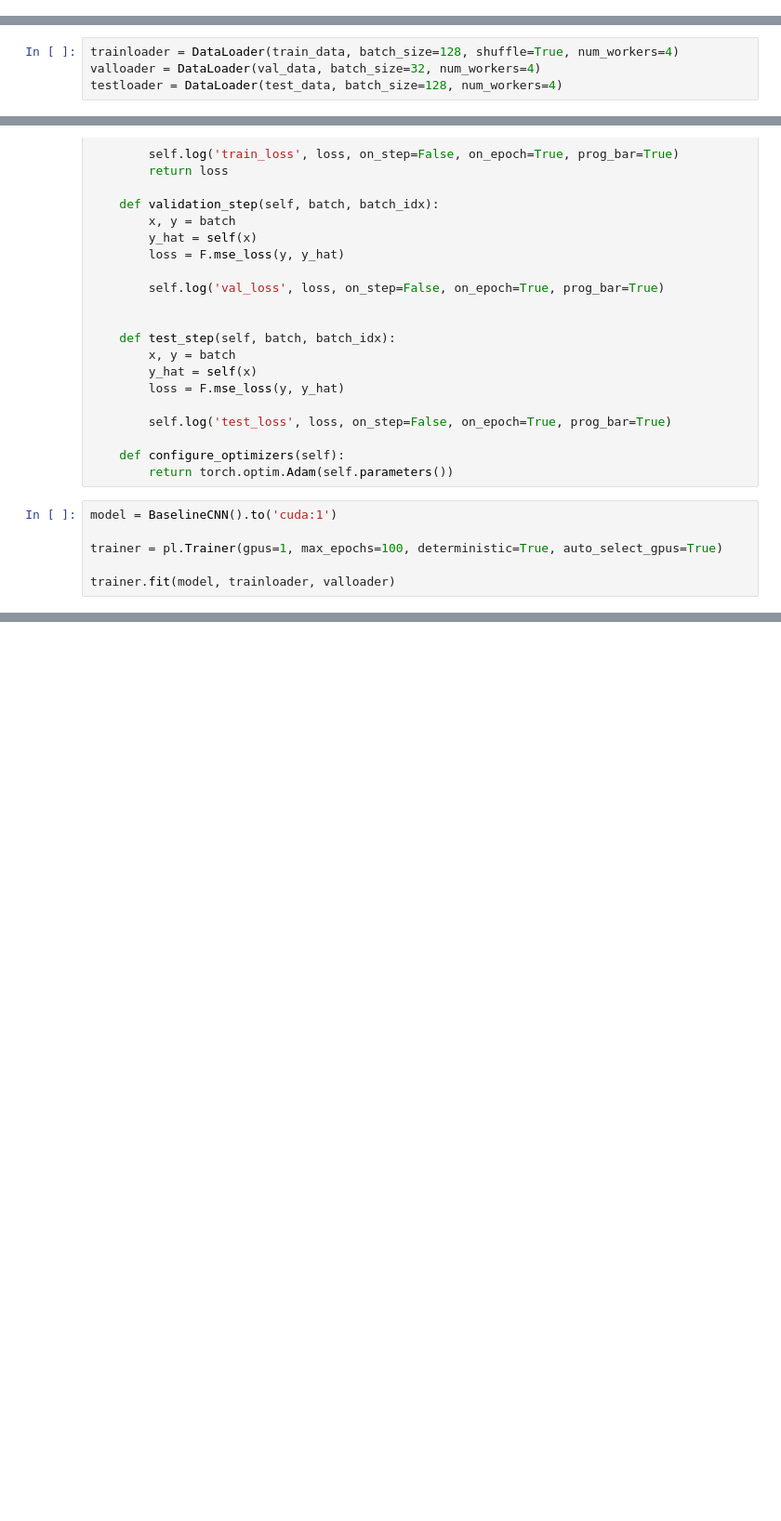
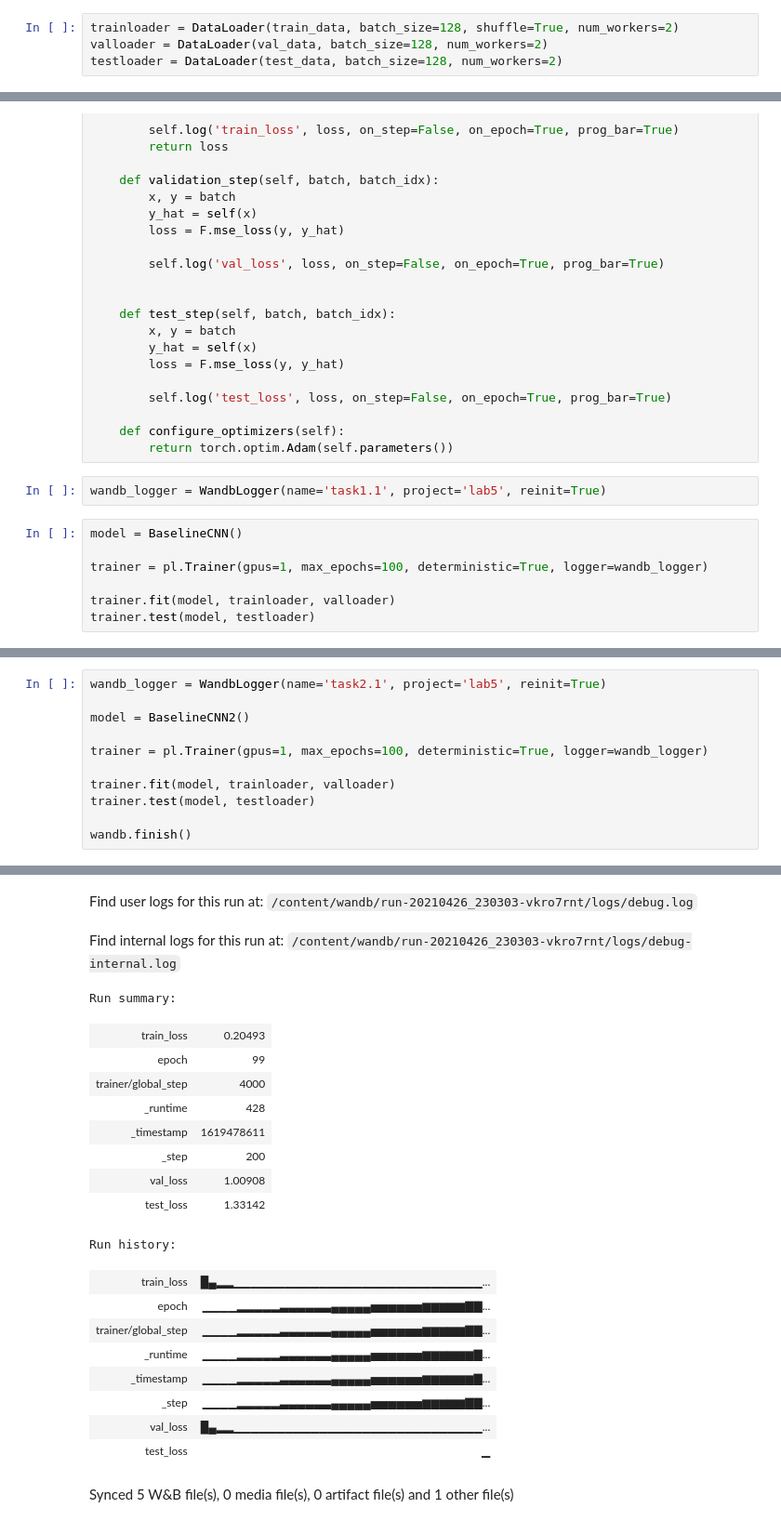
Before and after one commit to eugeneteoh/COMP6248-Deep-Learning, a Jupyter notebook: lab_5/exercise/lab5ex_1.ipynb, the cells around one changed output, grey strips where cells are left out. Shown at 93% size. Drawn from its saved outputs; the diff is of its cells as text; blank space fills up the shorter version.

```diff
--- a/lab_5/exercise/lab5ex_1.ipynb
+++ b/lab_5/exercise/lab5ex_1.ipynb
@@ -60,2 +81,6 @@ test_data = MyDataset(size=500, random_offset=99999)
+# %%
+trainloader = DataLoader(train_data, batch_size=128, shuffle=True, num_workers=2)
+valloader = DataLoader(val_data, batch_size=128, num_workers=2)
+testloader = DataLoader(test_data, batch_size=128, num_workers=2)
 # %% [markdown]
 ## Task 1.1
@@ -66,7 +87,3 @@ from torch.utils.data import DataLoader
-# %%
-trainloader = DataLoader(train_data, batch_size=128, shuffle=True, num_workers=4)
-valloader = DataLoader(val_data, batch_size=32, num_workers=4)
-testloader = DataLoader(test_data, batch_size=128, num_workers=4)
 # %%
 class BaselineCNN(pl.LightningModule):
 
@@ -114,10 +131,13 @@ class BaselineCNN(pl.LightningModule):
 
     def configure_optimizers(self):
         return torch.optim.Adam(self.parameters())
+# %%
+wandb_logger = WandbLogger(name='task1.1', project='lab5', reinit=True)
 # %%
-model = BaselineCNN().to('cuda:1')
+model = BaselineCNN()
 
-trainer = pl.Trainer(gpus=1, max_epochs=100, deterministic=True, auto_select_gpus=True)
+trainer = pl.Trainer(gpus=1, max_epochs=100, deterministic=True, logger=wandb_logger)
 
 trainer.fit(model, trainloader, valloader)
+trainer.test(model, testloader)
 # %% [output]
@@ -124,0 +249,12 @@ trainer.fit(model, trainloader, valloader)
+# %%
+wandb_logger = WandbLogger(name='task2.1', project='lab5', reinit=True)
+
+model = BaselineCNN2()
+
+trainer = pl.Trainer(gpus=1, max_epochs=100, deterministic=True, logger=wandb_logger)
+
+trainer.fit(model, trainloader, valloader)
+trainer.test(model, testloader)
+
+wandb.finish()
+# %% [output]
@@ -124,0 +289,21 @@ trainer.fit(model, trainloader, valloader)
+Find user logs for this run at: /content/wandb/run-20210426_230303-vkro7rnt/logs/debug.log
+Find internal logs for this run at: /content/wandb/run-20210426_230303-vkro7rnt/logs/debug-internal.log
+Run summary:
+| train_loss | 0.20493 |
+| epoch | 99 |
+| trainer/global_step | 4000 |
+| _runtime | 428 |
+| _timestamp | 1619478611 |
+| _step | 200 |
+| val_loss | 1.00908 |
+| test_loss | 1.33142 |
+Run history:
+| train_loss | █▄▂▂▁▁▁▁▁▁▁▁▁▁▁▁▁▁▁▁▁▁▁▁▁▁▁▁▁▁▁▁▁... |
+| epoch | ▁▁▁▁▂▂▂▂▂▃▃▃▃▃▃▄▄▄▄▄▅▅▅▅▅▅▆▆▆▆▆▇▇... |
+| trainer/global_step | ▁▁▁▁▂▂▂▂▂▃▃▃▃▃▃▄▄▄▄▄▅▅▅▅▅▅▆▆▆▆▆▇▇... |
+| _runtime | ▁▁▁▁▂▂▂▂▂▃▃▃▃▃▃▄▄▄▄▄▅▅▅▅▅▅▆▆▆▆▆▆▇... |
+| _timestamp | ▁▁▁▁▂▂▂▂▂▃▃▃▃▃▃▄▄▄▄▄▅▅▅▅▅▅▆▆▆▆▆▆▇... |
+| _step | ▁▁▁▁▂▂▂▂▂▃▃▃▃▃▃▄▄▄▄▄▅▅▅▅▅▅▆▆▆▆▆▇▇... |
+| val_loss | █▄▂▂▁▁▁▁▁▁▁▁▁▁▁▁▁▁▁▁▁▁▁▁▁▁▁▁▁▁▁▁▁... |
+| test_loss | ▁ |
+Synced 5 W&B file(s), 0 media file(s), 0 artifact file(s) and 1 other file(s)
```
Also changed, not shown: parts of 11 cells of this notebook.
